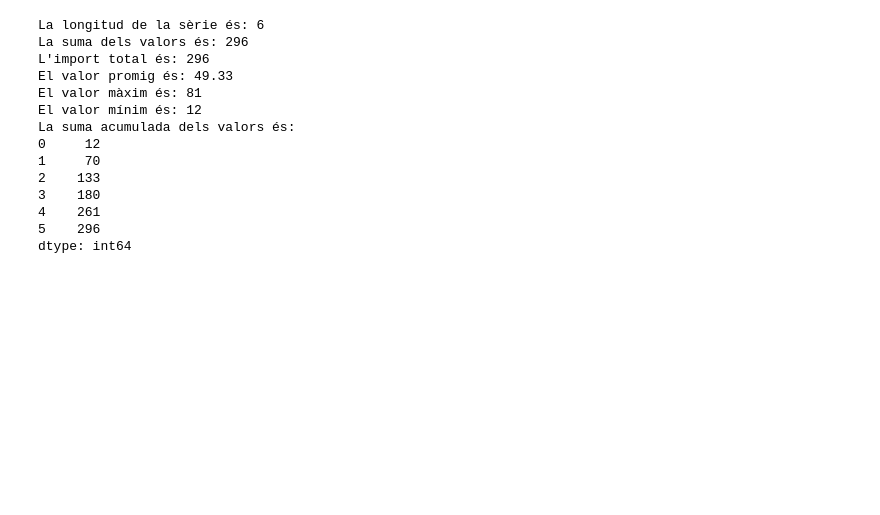
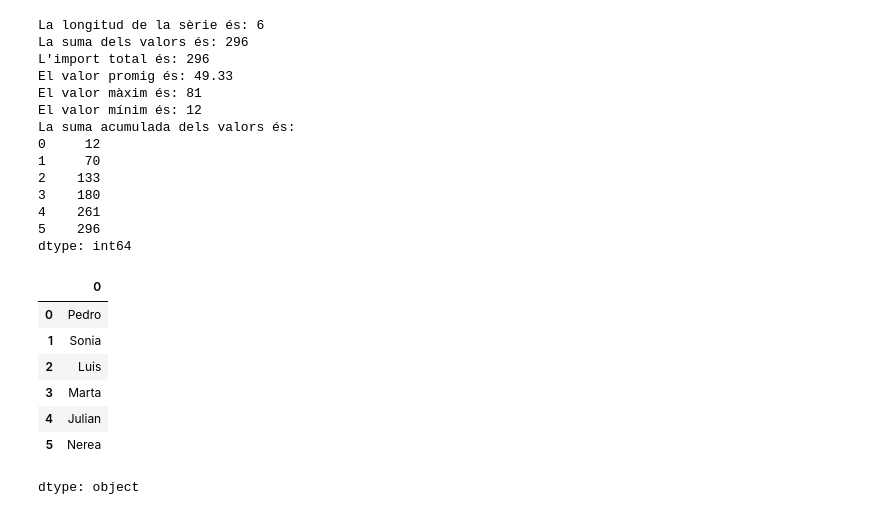
Before and after one commit to edgarcito200/Programacion-buena, a Jupyter notebook: PANDAS.ipynb, the cells around one changed output. Cells and saved outputs as stored; diff of their text form; code cells hidden in the pictures; blank space fills up the shorter version.

```diff
--- a/PANDAS.ipynb
+++ b/PANDAS.ipynb
@@ -119,3 +119,17 @@ La suma acumulada dels valors és:
 4    261
 5    296
 dtype: int64
+# %%
+import pandas as pd
+nombres = pd.Series(["Pedro", "Sonia", "Luis", "Marta", "Julian", "Nerea"])
+nombres_numerados = pd.Series(nombres.values, index=range(len(nombres)))
+(nombres_numerados)
+# %% [output]
+|  | 0 |
+| 0 | Pedro |
+| 1 | Sonia |
+| 2 | Luis |
+| 3 | Marta |
+| 4 | Julian |
+| 5 | Nerea |
+dtype: object
```
Also changed, not shown: parts of 1 cell of this notebook.
